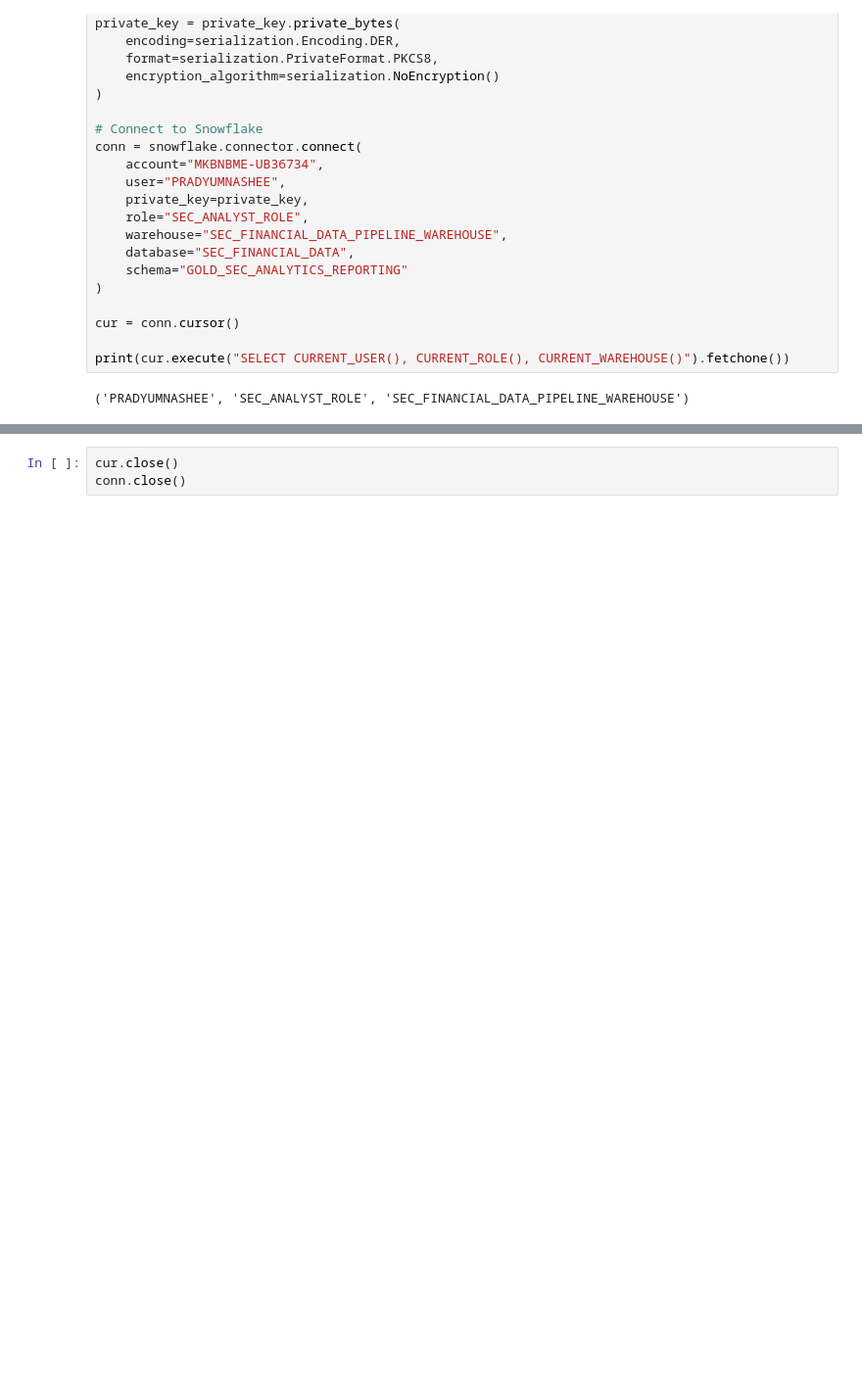
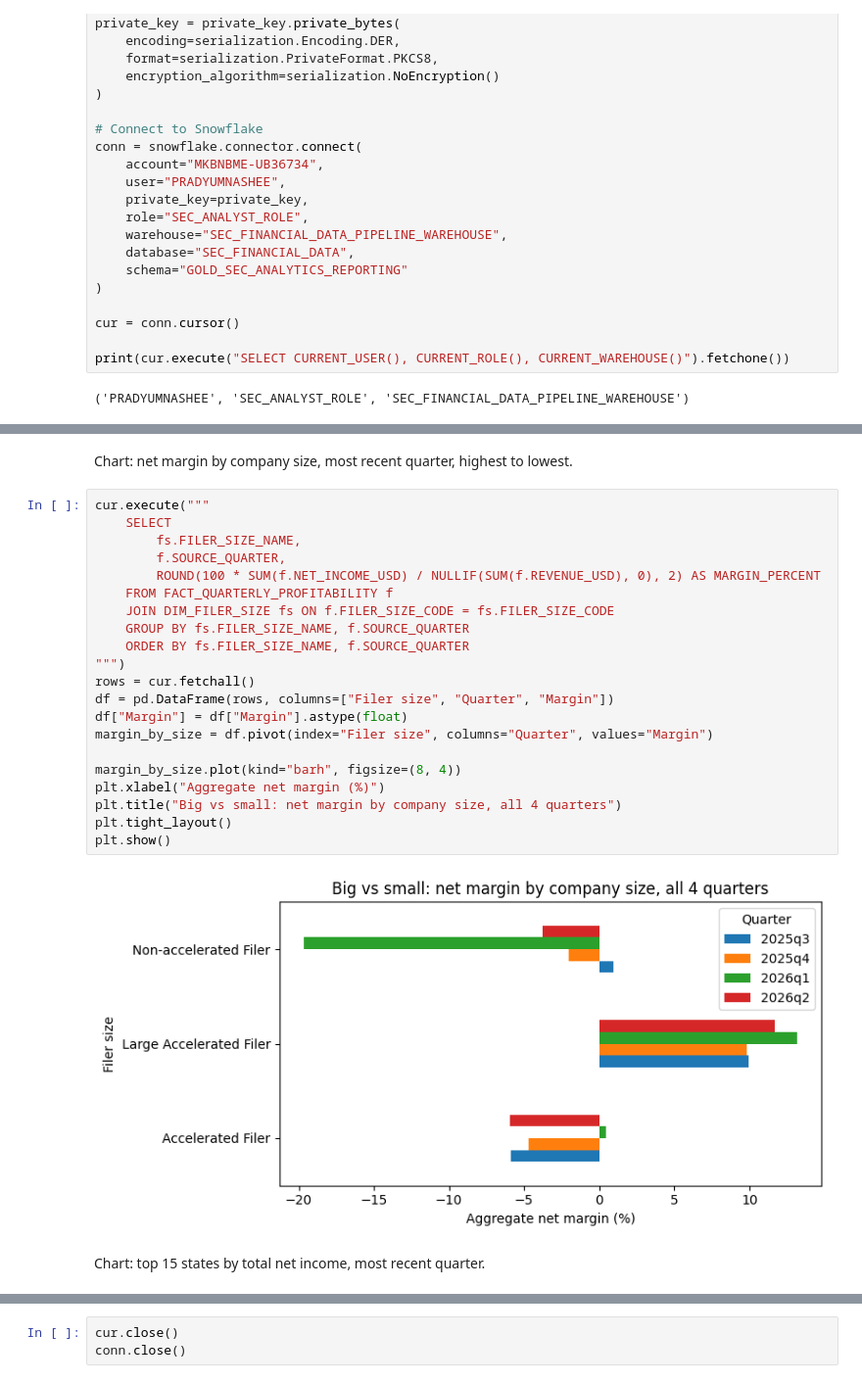
Before and after one commit to Pradyumna-Shee/Snowflake-ELT-Dynamic_Tables-Streams_and_Tasks, a Jupyter notebook: 10_gold_layer_business_reports_notebook.ipynb, the cells around one changed output, grey strips where cells are left out. Shown at 98% size. Saved outputs shown, nothing was run; the diff lists cells and outputs as text; blank space fills up the shorter version.

```diff
--- a/10_gold_layer_business_reports_notebook.ipynb
+++ b/10_gold_layer_business_reports_notebook.ipynb
@@ -88,0 +196,27 @@ print(cur.execute("SELECT CURRENT_USER(), CURRENT_ROLE(), CURRENT_WAREHOUSE()").
+# %% [markdown]
+Chart: net margin by company size, most recent quarter, highest to lowest.
+# %%
+cur.execute("""
+    SELECT
+        fs.FILER_SIZE_NAME,
+        f.SOURCE_QUARTER,
+        ROUND(100 * SUM(f.NET_INCOME_USD) / NULLIF(SUM(f.REVENUE_USD), 0), 2) AS MARGIN_PERCENT
+    FROM FACT_QUARTERLY_PROFITABILITY f
+    JOIN DIM_FILER_SIZE fs ON f.FILER_SIZE_CODE = fs.FILER_SIZE_CODE
+    GROUP BY fs.FILER_SIZE_NAME, f.SOURCE_QUARTER
+    ORDER BY fs.FILER_SIZE_NAME, f.SOURCE_QUARTER
+""")
+rows = cur.fetchall()
+df = pd.DataFrame(rows, columns=["Filer size", "Quarter", "Margin"])
+df["Margin"] = df["Margin"].astype(float)
+margin_by_size = df.pivot(index="Filer size", columns="Quarter", values="Margin")
+
+margin_by_size.plot(kind="barh", figsize=(8, 4))
+plt.xlabel("Aggregate net margin (%)")
+plt.title("Big vs small: net margin by company size, all 4 quarters")
+plt.tight_layout()
+plt.show()
+# %% [output]
+[figure, added]
+# %% [markdown]
+Chart: top 15 states by total net income, most recent quarter.
```
Also changed, not shown: parts of 28 cells of this notebook.
